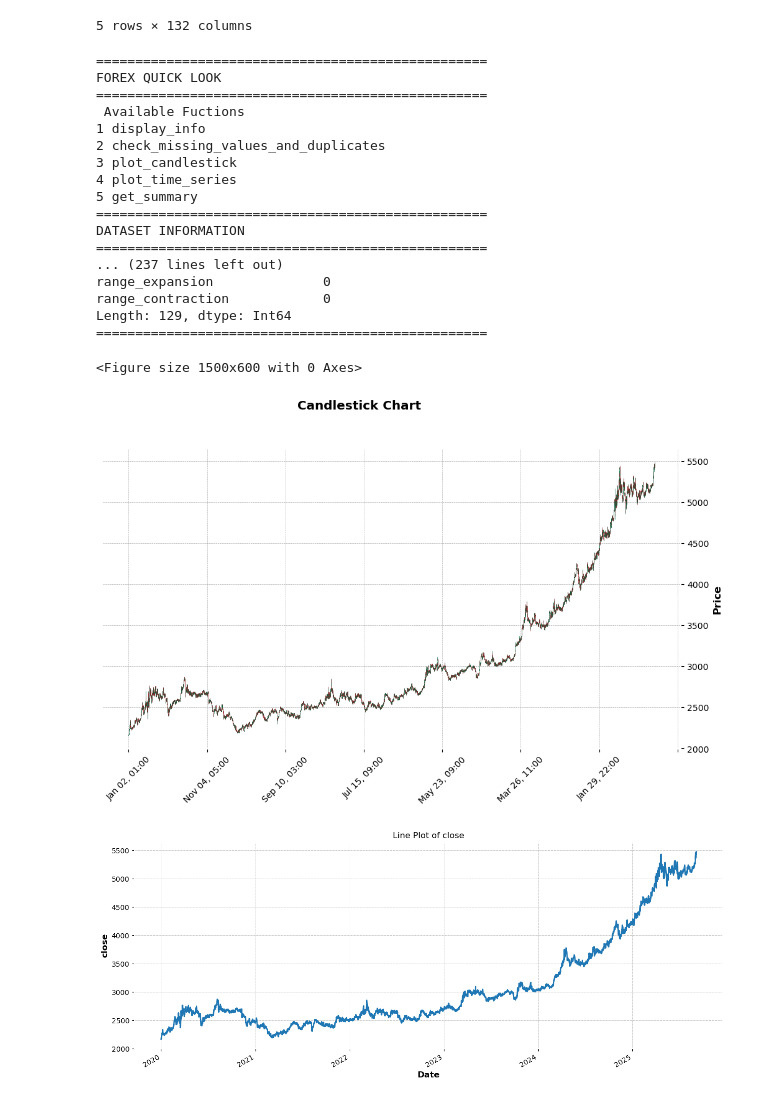
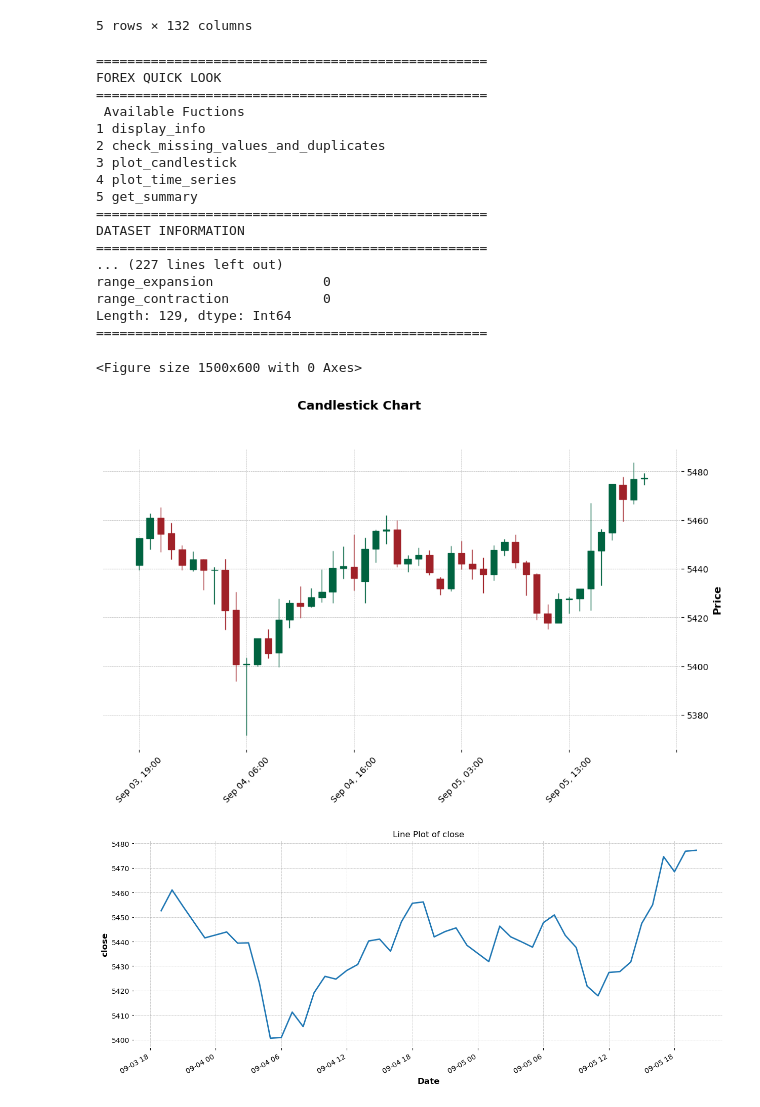
Before and after one commit to AFoivos/Forex_Prediction-, a Jupyter notebook: notebooks/test_label_features.ipynb, the cells around one changed output. Saved outputs shown, nothing was run; the diff lists cells and outputs as text; code cells hidden in the pictures.

```diff
--- a/notebooks/test_label_features.ipynb
+++ b/notebooks/test_label_features.ipynb
@@ -257,27 +257,27 @@ n_data.head()
 | 2020-01-02 05:00:00 | 2167.39 | 2169.93 | 2166.75 | 2169.91 | 0 | 4.082572 | 3.900583 | 3.785683 | 2177.181157 | ... |
 5 rows × 132 columns
 # %%
-quick_look = ForexQuickLook(data = n_data, full_look = True)
+quick_look = ForexQuickLook(data = n_data, periods = 48,  full_look = True)
 # %% [output]
 ==================================================
 FOREX QUICK LOOK
 ==================================================
  Available Fuctions
 1 display_info
 2 check_missing_values_and_duplicates
 3 plot_candlestick
 4 plot_time_series
 5 get_summary
 ==================================================
 DATASET INFORMATION
 ==================================================
-... (237 lines left out)
+... (227 lines left out)
 range_expansion              0
 range_contraction            0
 Length: 129, dtype: Int64
 ==================================================
 <Figure size 1500x600 with 0 Axes>
-[figure, old version]
+[figure, new version]
-[figure, old version]
+[figure, new version]
 DATASET SUMMARY
 ==================================================
```
Also changed, not shown: parts of 1 cell of this notebook.
